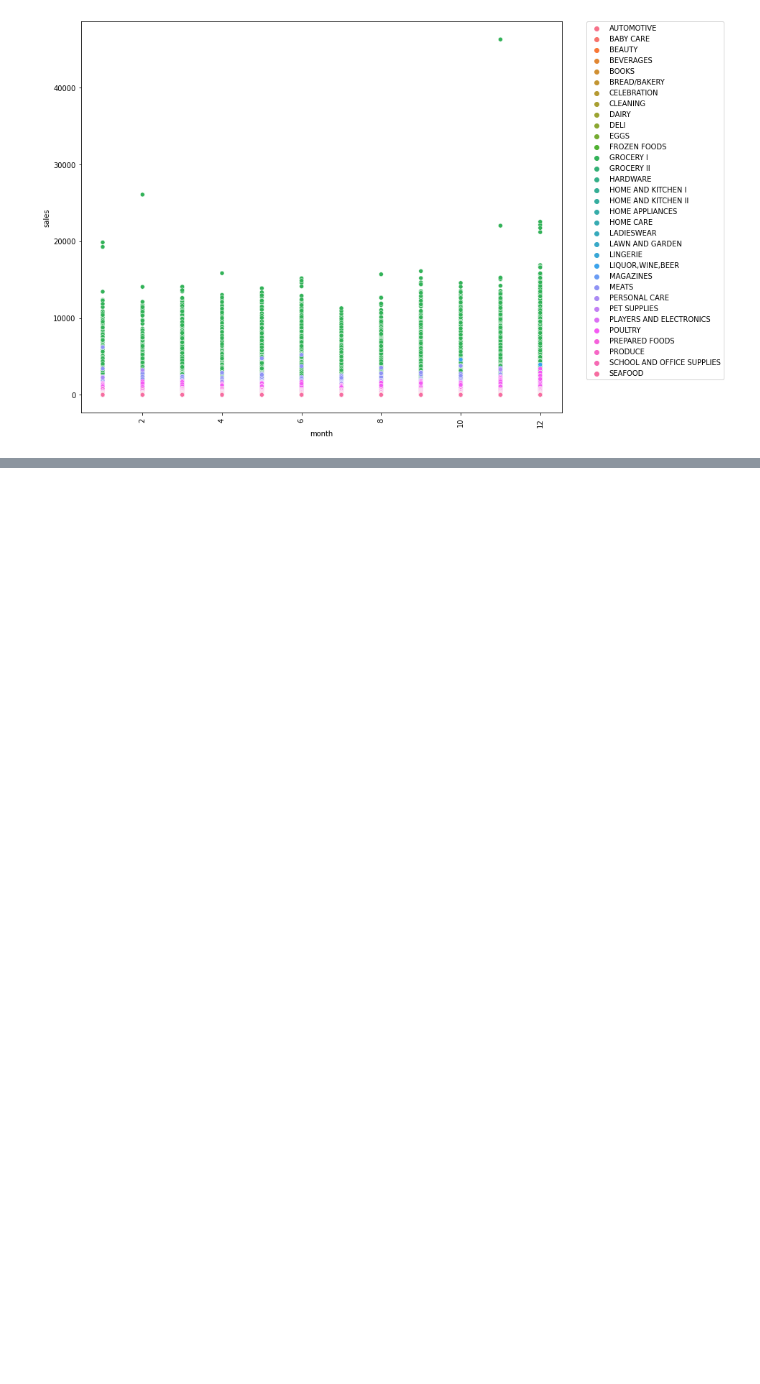
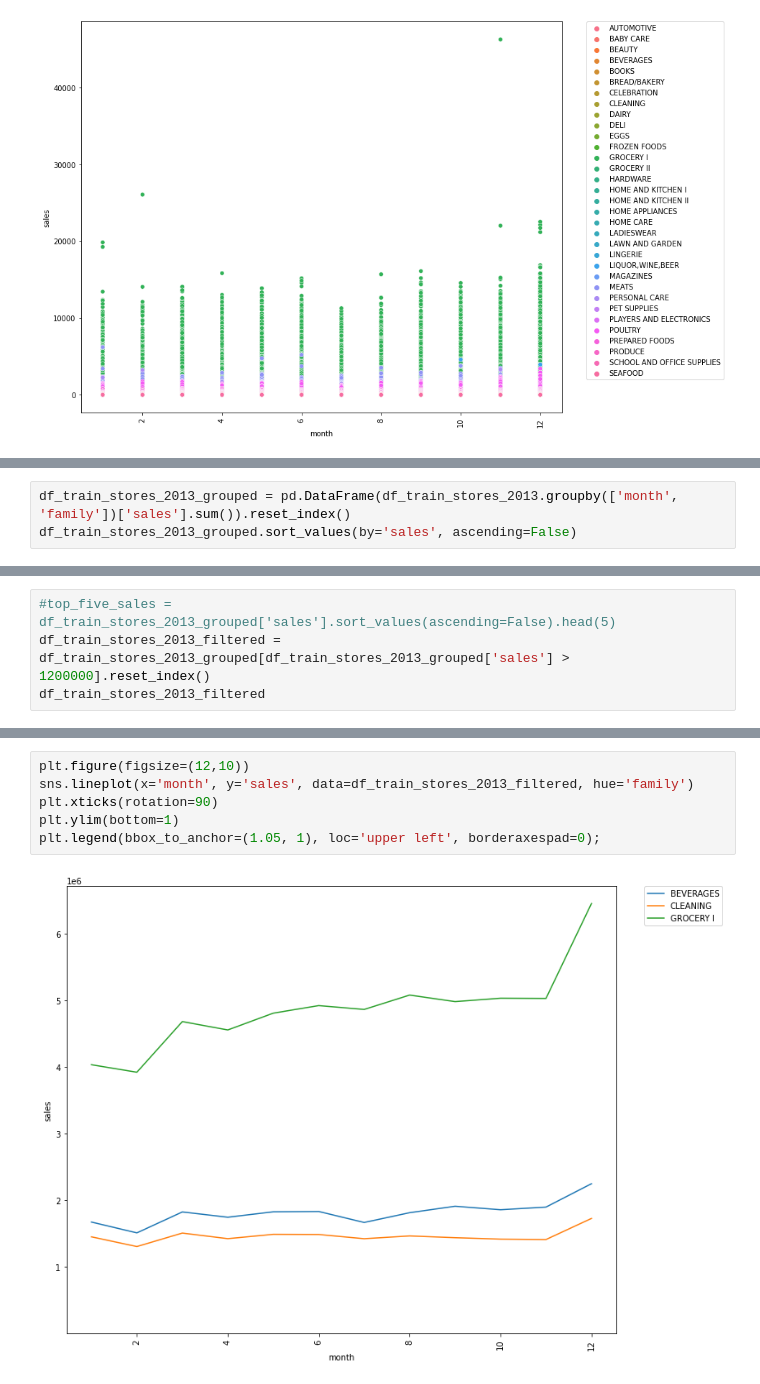
Before and after one commit to mrdaraujo/business_case_869, a Jupyter notebook: notebooks/Plotting Graphs (Digging deeper in data analysis).ipynb, the cells around one changed output, grey strips where cells are left out. Saved outputs shown, nothing was run; the diff lists cells and outputs as text; blank space fills up the shorter version.

```diff
--- a/notebooks/Plotting Graphs (Digging deeper in data analysis).ipynb
+++ b/notebooks/Plotting Graphs (Digging deeper in data analysis).ipynb
@@ -214,0 +309,3 @@ df_train_stores_2013.nunique
+# %%
+df_train_stores_2013_grouped = pd.DataFrame(df_train_stores_2013.groupby(['month', 'family'])['sales'].sum()).reset_index()
+df_train_stores_2013_grouped.sort_values(by='sales', ascending=False)
@@ -214,0 +330,4 @@ df_train_stores_2013.nunique
+# %%
+#top_five_sales = df_train_stores_2013_grouped['sales'].sort_values(ascending=False).head(5)
+df_train_stores_2013_filtered = df_train_stores_2013_grouped[df_train_stores_2013_grouped['sales'] > 1200000].reset_index()
+df_train_stores_2013_filtered
@@ -214,0 +387,8 @@ df_train_stores_2013.nunique
+# %%
+plt.figure(figsize=(12,10))
+sns.lineplot(x='month', y='sales', data=df_train_stores_2013_filtered, hue='family')
+plt.xticks(rotation=90)
+plt.ylim(bottom=1)
+plt.legend(bbox_to_anchor=(1.05, 1), loc='upper left', borderaxespad=0);
+# %% [output]
+[figure, added]
```
Also changed, not shown: parts of 66 cells of this notebook, 1 other file.
